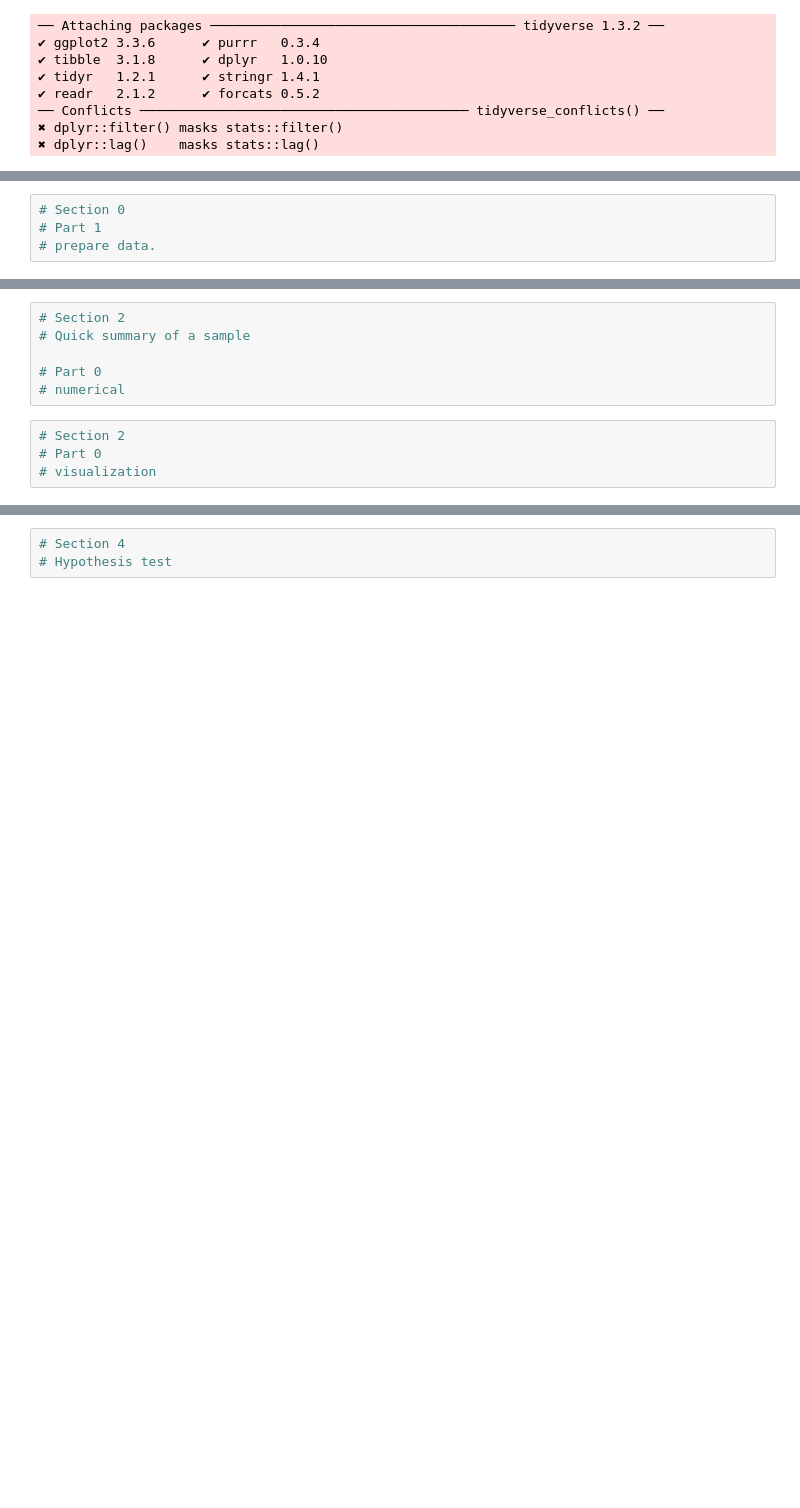
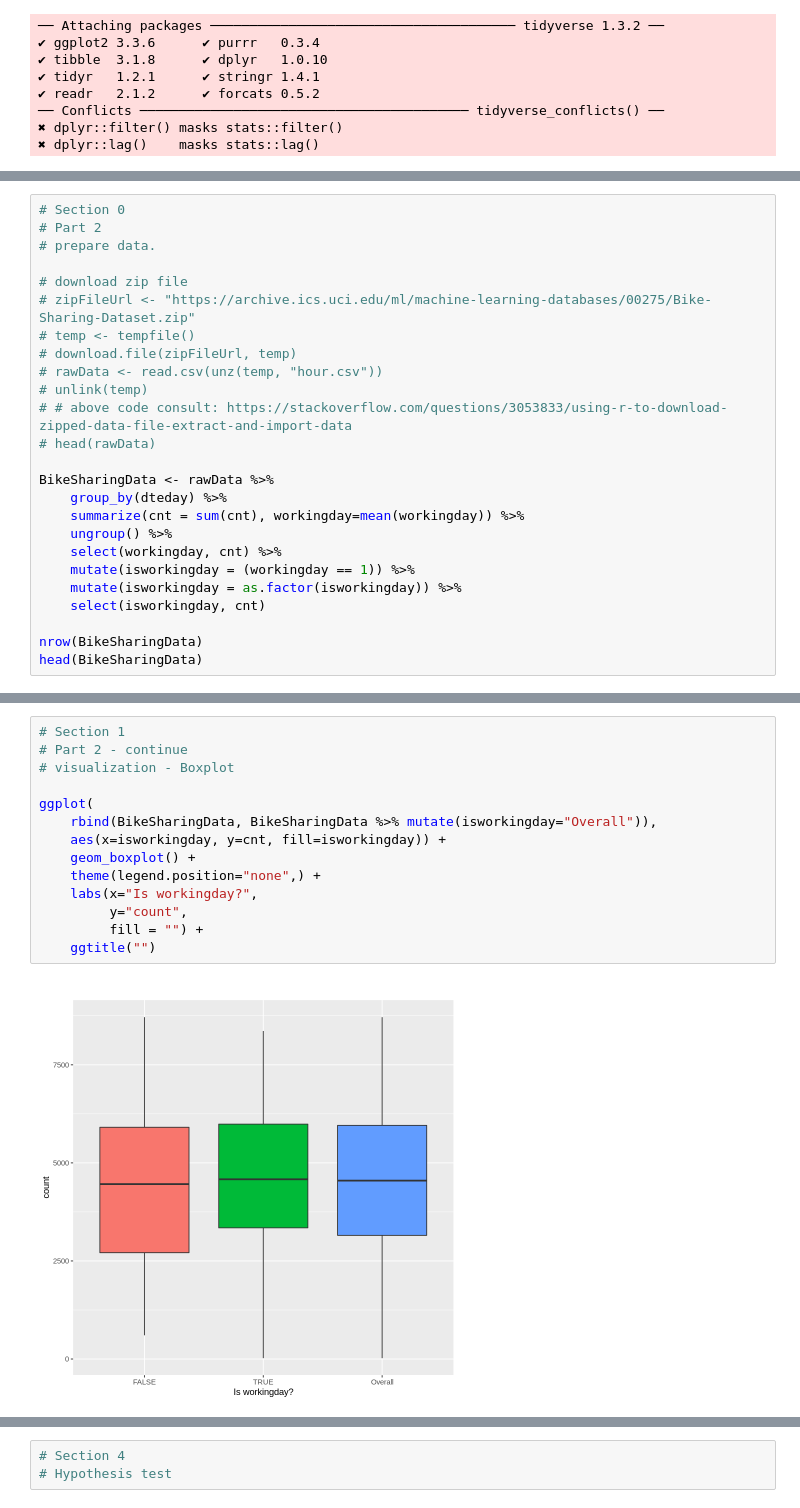
Before and after one commit to Sparsh16/STAT-201-Group-Project, a Jupyter notebook: code/code.ipynb, the cells around one changed output, grey strips where cells are left out. Saved outputs shown, nothing was run; the diff lists cells and outputs as text; blank space fills up the shorter version.

```diff
--- a/code/code.ipynb
+++ b/code/code.ipynb
@@ -24,4 +54,25 @@ library(infer)
 # %%
 # Section 0
-# Part 1
+# Part 2
 # prepare data.
+
+# download zip file
+# zipFileUrl <- "https://archive.ics.uci.edu/ml/machine-learning-databases/00275/Bike-Sharing-Dataset.zip"
+# temp <- tempfile()
+# download.file(zipFileUrl, temp)
+# rawData <- read.csv(unz(temp, "hour.csv"))
+# unlink(temp)
+# # above code consult: https://stackoverflow.com/questions/3053833/using-r-to-download-zipped-data-file-extract-and-import-data
+# head(rawData)
+
+BikeSharingData <- rawData %>%
+    group_by(dteday) %>%
+    summarize(cnt = sum(cnt), workingday=mean(workingday)) %>%
+    ungroup() %>%
+    select(workingday, cnt) %>%
+    mutate(isworkingday = (workingday == 1)) %>%
+    mutate(isworkingday = as.factor(isworkingday)) %>%
+    select(isworkingday, cnt)
+
+nrow(BikeSharingData)
+head(BikeSharingData)
@@ -38,11 +193,17 @@ library(infer)
-# %%
-# Section 2
-# Quick summary of a sample
-
-# Part 0
-# numerical
-# %%
-# Section 2
-# Part 0
-# visualization
+# %%
+# Section 1
+# Part 2 - continue
+# visualization - Boxplot
+
+ggplot(
+    rbind(BikeSharingData, BikeSharingData %>% mutate(isworkingday="Overall")),
+    aes(x=isworkingday, y=cnt, fill=isworkingday)) +
+    geom_boxplot() +
+    theme(legend.position="none",) +
+    labs(x="Is workingday?",
+         y="count",
+         fill = "") +
+    ggtitle("")
+# %% [output]
+[figure, added]
 # %%
```
Also changed, not shown: parts of 9 cells of this notebook.
